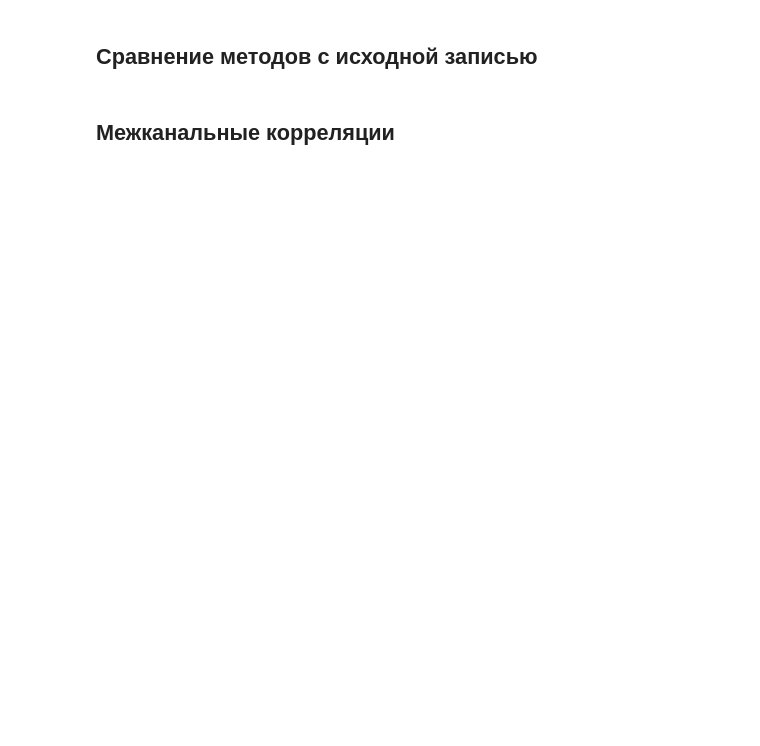
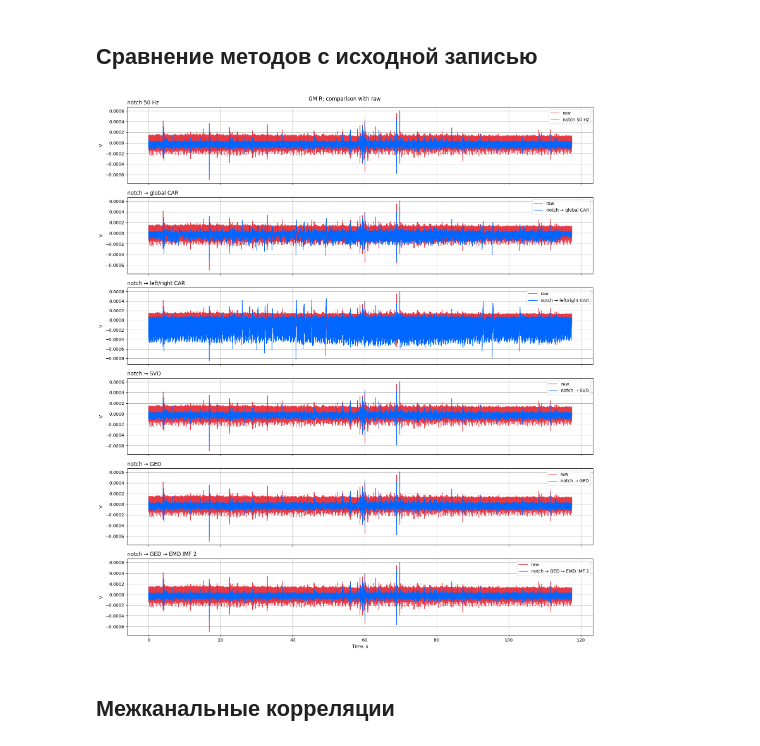
Before and after one commit to violaxanthin/emg_artifacts_filter, a Jupyter notebook: notebooks/emg_artifacts_filter_main.ipynb, the cells around one changed output. Saved outputs shown, nothing was run; the diff lists cells and outputs as text; code cells hidden in the pictures; blank space fills up the shorter version.

```diff
--- a/notebooks/emg_artifacts_filter_main.ipynb
+++ b/notebooks/emg_artifacts_filter_main.ipynb
@@ -459,36 +638,38 @@ records = {
     "notch → left/right CAR": raw_car_left_right,
     "notch → SVD": raw_svd,
     "notch → GED": raw_ged,
-    "notch → GED → EMD GM R": raw_ged_emd,
+    "notch → GED → EMD IMF 2": raw_ged_emd,
 }
 
 PLOT_CHANNEL = "GM R"
 max_plot_points = 20_000
 plot_step = max(1, raw_base.n_times // max_plot_points)
 plot_time = raw_base.times[::plot_step]
 raw_view = raw_base.get_data(picks=[PLOT_CHANNEL])[0, ::plot_step]
 method_records = {
     name: record for name, record in records.items()
     if name != "raw"
 }
 fig, axes = plt.subplots(
     len(method_records), 1,
     figsize=(16, 3 * len(method_records)),
     sharex=True,
 )
 for axis, (name, record) in zip(axes, method_records.items()):
     method_view = record.get_data(
         picks=[PLOT_CHANNEL]
     )[0, ::plot_step]
     axis.plot(plot_time, raw_view, color="#E63946", lw=1.2, label="raw")
     axis.plot(plot_time, method_view, color="#0066FF", lw=1.0, label=name)
     axis.set_title(name, loc="left")
     axis.set_ylabel("V")
     axis.legend(loc="upper right")
 axes[-1].set_xlabel("Time, s")
 fig.suptitle(f"{PLOT_CHANNEL}: comparison with raw")
 fig.tight_layout()
 plt.show()
+# %% [output]
+[figure, added]
 # %% [markdown]
 ## Межканальные корреляции
 # %%
```
Also changed, not shown: parts of 14 cells of this notebook.
